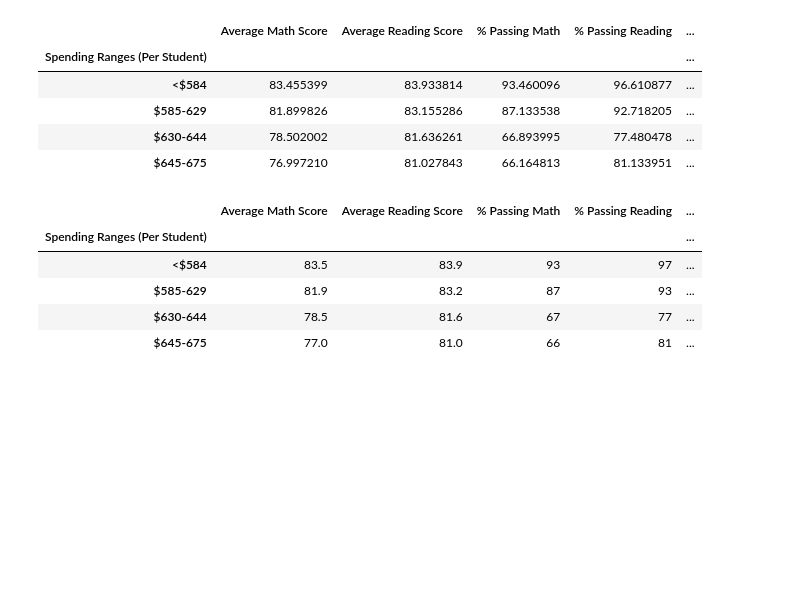
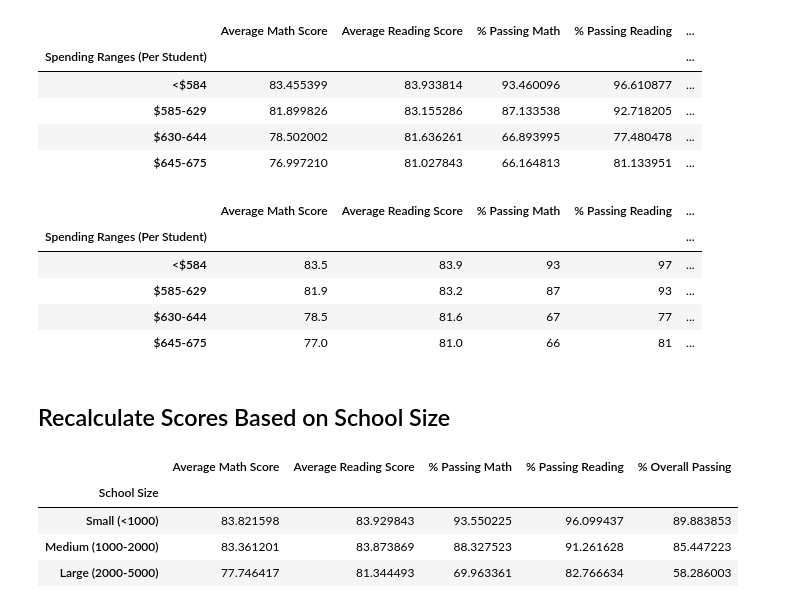
Before and after one commit to blocrunx/School_District_Analysis, a Jupyter notebook: PyCitySchools_Challenge.ipynb, the cells around one changed output. Cells and saved outputs as stored; diff of their text form; code cells hidden in the pictures; blank space fills up the shorter version.

Commit message:
score based on school type with updated nan values

```diff
--- a/PyCitySchools_Challenge.ipynb
+++ b/PyCitySchools_Challenge.ipynb
@@ -1609,7 +1609,7 @@ Wright High School         (0, 585]
 dtype: category
 Categories (4, interval[int64]): [(0, 585] < (585, 630] < (630, 645] < (645, 675]]
 # %%
-ch_spending_bins = [0, 585, 630, 645, 675]
+# Make names to assign to bins
 ch_group_names = ["<$584", "$585-629", "$630-644", "$645-675"]
 # %%
 # Categorize spending based on the bins
@@ -1671,3 +1671,33 @@ ch_spending_summary_df
 | $585-629 | 81.9 | 83.2 | 87 | 93 | ... |
 | $630-644 | 78.5 | 81.6 | 67 | 77 | ... |
 | $645-675 | 77.0 | 81.0 | 66 | 81 | ... |
+# %% [markdown]
+## Recalculate Scores Based on School Size
+# %%
+ch_size_bins = [0, 1000, 2000, 5000]
+ch_group_names =["Small (<1000)", "Medium (1000-2000)", "Large (2000-5000)"]
+# %%
+ch_per_school_summary_df["School Size"] = pd.cut(ch_per_school_summary_df["Total Students"], ch_size_bins, labels=ch_group_names)
+# %%
+# Calculate averages for the desired columns.
+ch_size_math_scores = ch_per_school_summary_df.groupby(["School Size"]).mean()["Average Math Score"]
+ch_size_reading_scores = ch_per_school_summary_df.groupby(["School Size"]).mean()["Average Reading Score"]
+ch_size_passing_math = ch_per_school_summary_df.groupby(["School Size"]).mean()["% Passing Math"]
+ch_size_passing_reading = ch_per_school_summary_df.groupby(["School Size"]).mean()["% Passing Reading"]
+ch_size_overall_passing = ch_per_school_summary_df.groupby(["School Size"]).mean()["% Overall Passing"]
+# %%
+# Assemble into DataFrame.
+ch_size_summary_df = pd.DataFrame({
+"Average Math Score" : ch_size_math_scores,
+"Average Reading Score": ch_size_reading_scores,
+"% Passing Math": ch_size_passing_math,
+"% Passing Reading": ch_size_passing_reading,
+"% Overall Passing": ch_size_overall_passing})
+
+ch_size_summary_df
+# %% [output]
+|  | Average Math Score | Average Reading Score | % Passing Math | % Passing Reading | % Overall Passing |
+| School Size |  |  |  |  |  |
+| Small (<1000) | 83.821598 | 83.929843 | 93.550225 | 96.099437 | 89.883853 |
+| Medium (1000-2000) | 83.361201 | 83.873869 | 88.327523 | 91.261628 | 85.447223 |
+| Large (2000-5000) | 77.746417 | 81.344493 | 69.963361 | 82.766634 | 58.286003 |
```
Also changed, not shown: parts of 5 cells of this notebook, 1 other file.
